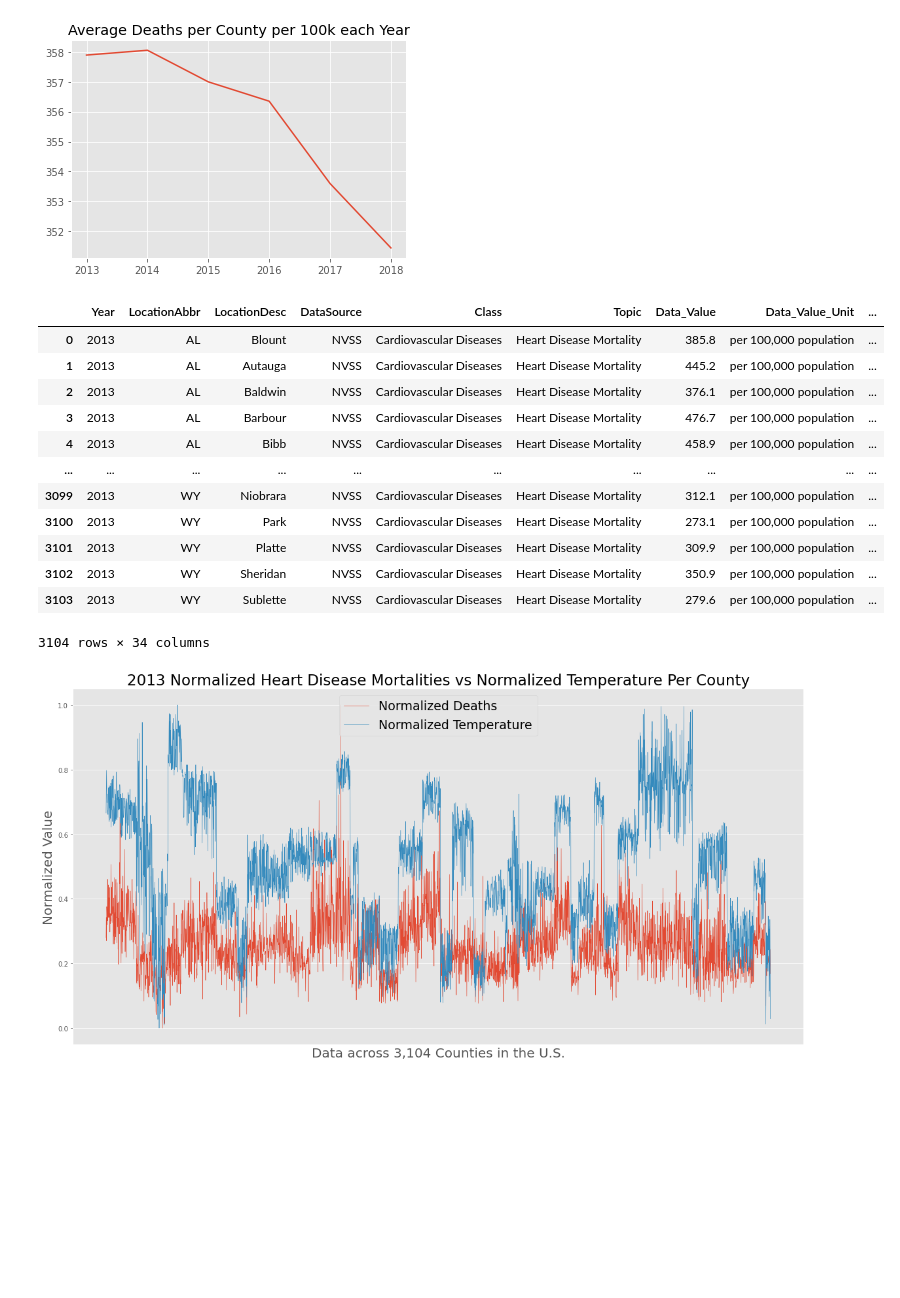
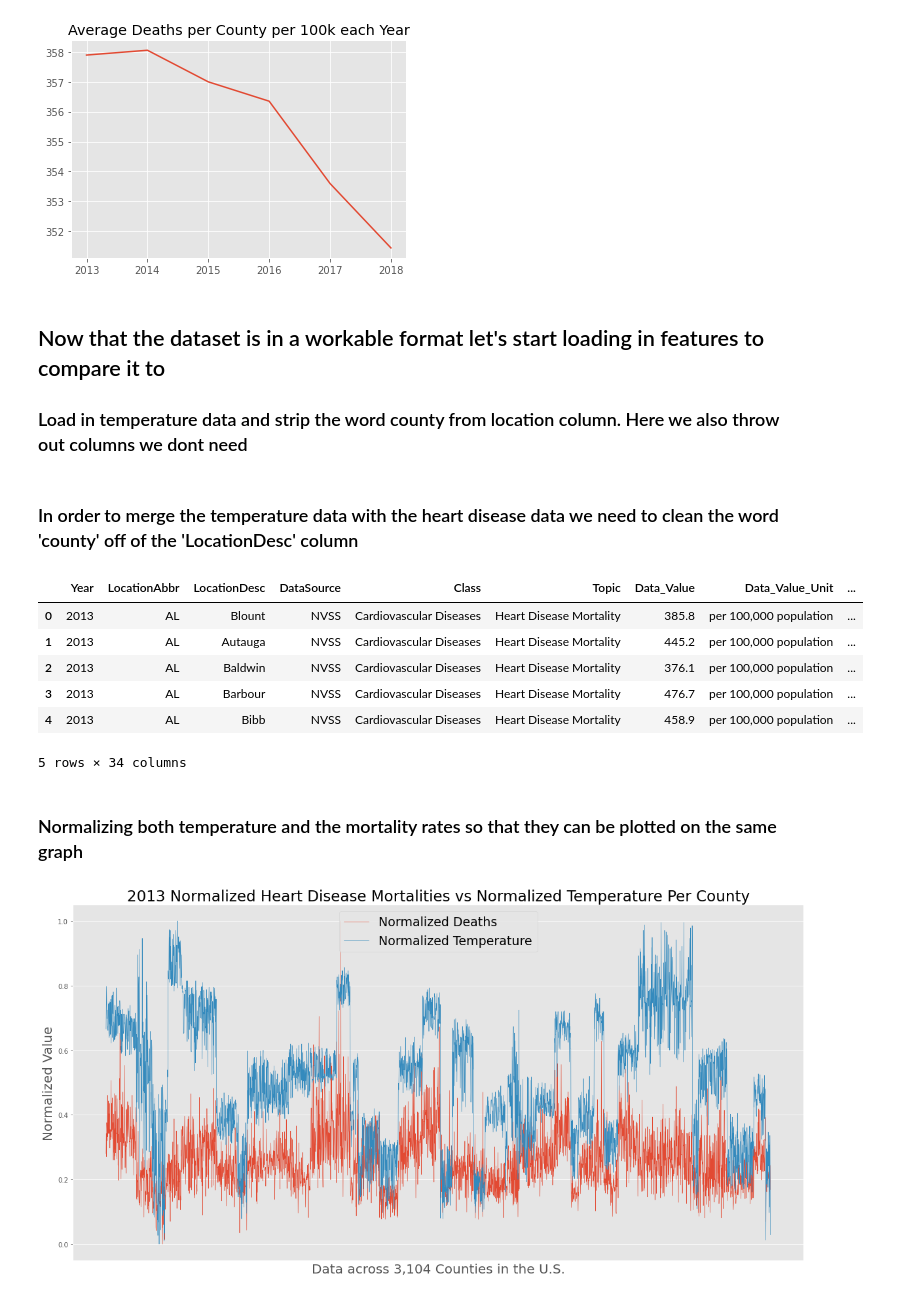
Before and after one commit to NathanKuneman/determining-heart-disease-mortality-factors, a Jupyter notebook: notebooks/EDA.ipynb, the cells around one changed output. Cells and saved outputs as stored; diff of their text form; code cells hidden in the pictures; blank space fills up the shorter version.

```diff
--- a/notebooks/EDA.ipynb
+++ b/notebooks/EDA.ipynb
@@ -69,4 +75,7 @@ ax.plot(x,y)
 ax.set_title('Average Deaths per County per 100k each Year');
 # %% [output]
 [figure]
+# %% [markdown]
+## Now that the dataset is in a workable format let's start loading in features to compare it to
+### Load in temperature data and strip the word county from location column. Here we also throw out columns we dont need
 # %%
@@ -80,26 +88,27 @@ for i in range(2013, 2019):
     temperature = temperature.rename(columns={"Value": f'{i}_average_temp'})
     temperature = temperature.drop(['Rank', 'Anomaly (1901-2000 base period)', '1901-2000 Mean', 'Location'], axis=1)
     temps.append(temperature)
+# %% [markdown]
+### In order to merge the temperature data with the heart disease data we need to clean the word 'county' off of the 'LocationDesc' column
 # %%
 data_set['LocationDesc'] = data_set['LocationDesc'].str.rstrip('County')
 data_set['LocationDesc'] = data_set['LocationDesc'].str.rstrip(' ')
+
+# The two dataframes are now merged on the LocationDesc and LoacationAbbr attributes. We have to use both
+# since there are counties in different states with the same names
 for df in temps:
      data_set = pd.merge(data_set, df, on=['LocationDesc', 'LocationAbbr'], how='inner')
 
 
-data_set
+data_set.head()
 # %% [output]
 |  | Year | LocationAbbr | LocationDesc | DataSource | Class | Topic | Data_Value | Data_Value_Unit | ... |
 | 0 | 2013 | AL | Blount | NVSS | Cardiovascular Diseases | Heart Disease Mortality | 385.8 | per 100,000 population | ... |
 | 1 | 2013 | AL | Autauga | NVSS | Cardiovascular Diseases | Heart Disease Mortality | 445.2 | per 100,000 population | ... |
 | 2 | 2013 | AL | Baldwin | NVSS | Cardiovascular Diseases | Heart Disease Mortality | 376.1 | per 100,000 population | ... |
 | 3 | 2013 | AL | Barbour | NVSS | Cardiovascular Diseases | Heart Disease Mortality | 476.7 | per 100,000 population | ... |
 | 4 | 2013 | AL | Bibb | NVSS | Cardiovascular Diseases | Heart Disease Mortality | 458.9 | per 100,000 population | ... |
-| ... | ... | ... | ... | ... | ... | ... | ... | ... | ... |
-| 3099 | 2013 | WY | Niobrara | NVSS | Cardiovascular Diseases | Heart Disease Mortality | 312.1 | per 100,000 population | ... |
-| 3100 | 2013 | WY | Park | NVSS | Cardiovascular Diseases | Heart Disease Mortality | 273.1 | per 100,000 population | ... |
-| 3101 | 2013 | WY | Platte | NVSS | Cardiovascular Diseases | Heart Disease Mortality | 309.9 | per 100,000 population | ... |
-| 3102 | 2013 | WY | Sheridan | NVSS | Cardiovascular Diseases | Heart Disease Mortality | 350.9 | per 100,000 population | ... |
-| 3103 | 2013 | WY | Sublette | NVSS | Cardiovascular Diseases | Heart Disease Mortality | 279.6 | per 100,000 population | ... |
-3104 rows × 34 columns
+5 rows × 34 columns
+# %% [markdown]
+### Normalizing both temperature and the mortality rates so that they can be plotted on the same graph
 # %%
```
Also changed, not shown: parts of 32 cells of this notebook, 5 other files.
